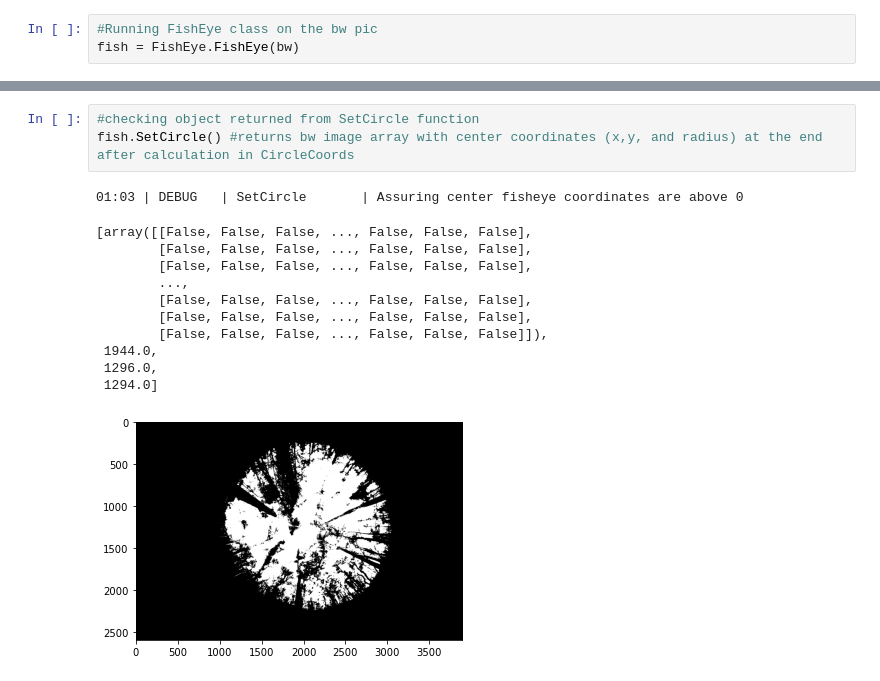
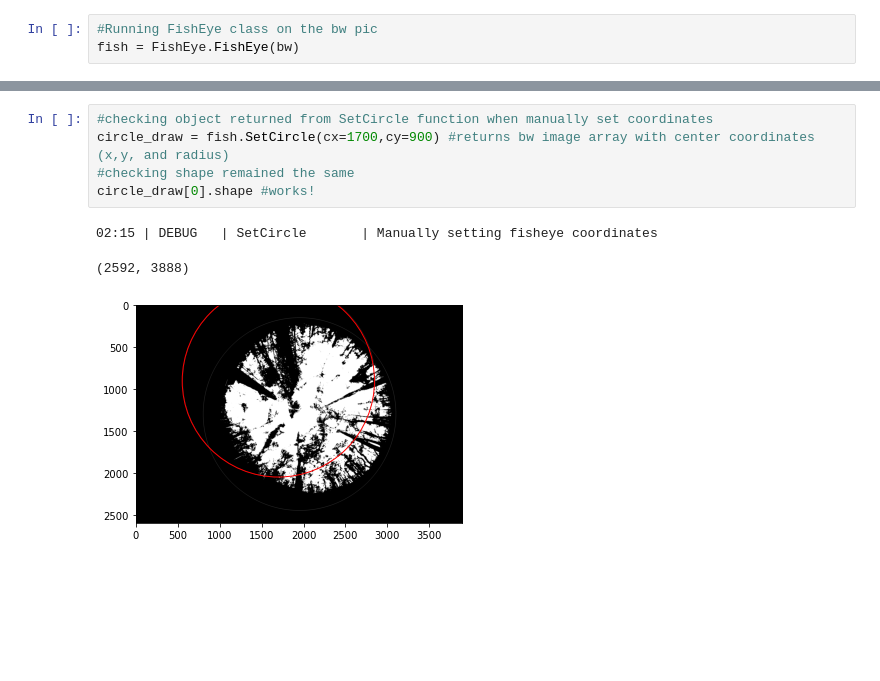
Before and after one commit to Roiak2/Canopy-Openness-from-Hemispheric-Photos, a Jupyter notebook: WorkingExample.ipynb, the cells around one changed output, grey strips where cells are left out. Drawn from its saved outputs; the diff is of its cells as text; blank space fills up the shorter version.

Commit message:
updated working example to include manual setting of fisheye coordinates

```diff
--- a/WorkingExample.ipynb
+++ b/WorkingExample.ipynb
@@ -86,16 +98,9 @@ TypeError: Invalid shape () for image data
 # %%
-#checking object returned from SetCircle function
-fish.SetCircle() #returns bw image array with center coordinates (x,y, and radius) at the end after calculation in CircleCoords
+#checking object returned from SetCircle function when manually set coordinates
+circle_draw = fish.SetCircle(cx=1700,cy=900) #returns bw image array with center coordinates (x,y, and radius)
+#checking shape remained the same
+circle_draw[0].shape #works!
 # %% [output]
-01:03 | DEBUG   | SetCircle       | Assuring center fisheye coordinates are above 0
+02:15 | DEBUG   | SetCircle       | Manually setting fisheye coordinates
-[array([[False, False, False, ..., False, False, False],
-        [False, False, False, ..., False, False, False],
-        [False, False, False, ..., False, False, False],
-        ...,
-        [False, False, False, ..., False, False, False],
-        [False, False, False, ..., False, False, False],
-        [False, False, False, ..., False, False, False]]),
- 1944.0,
- 1296.0,
- 1294.0]
+(2592, 3888)
-[figure, old version]
+[figure, new version]
```
Also changed, not shown: parts of 5 cells of this notebook.
